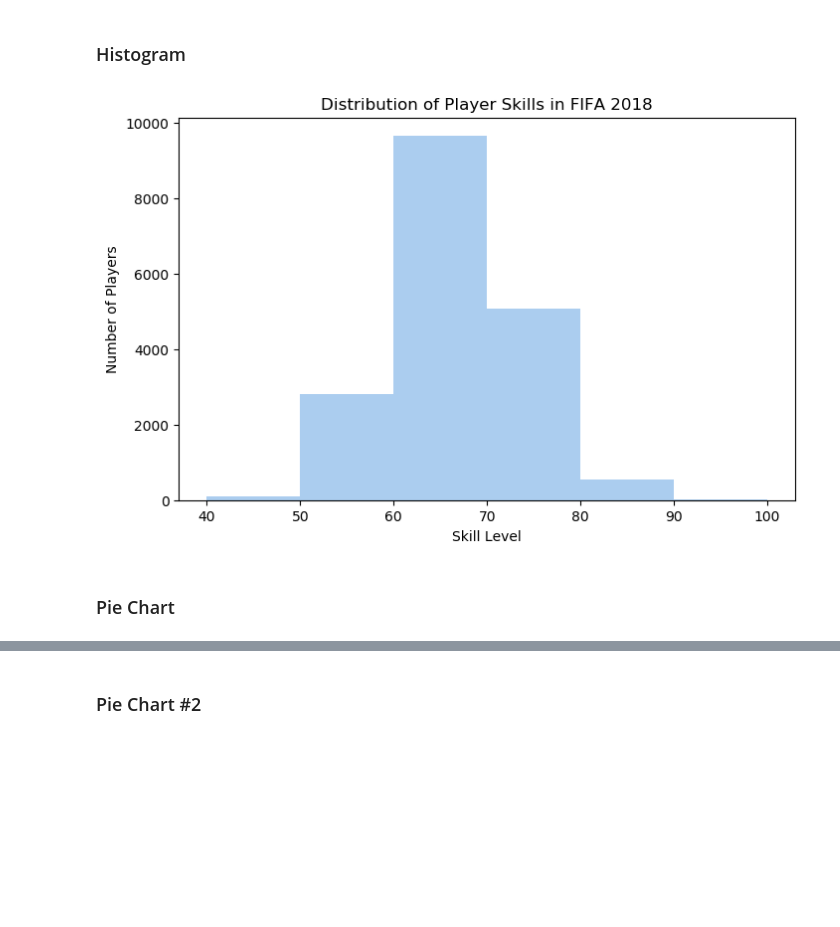
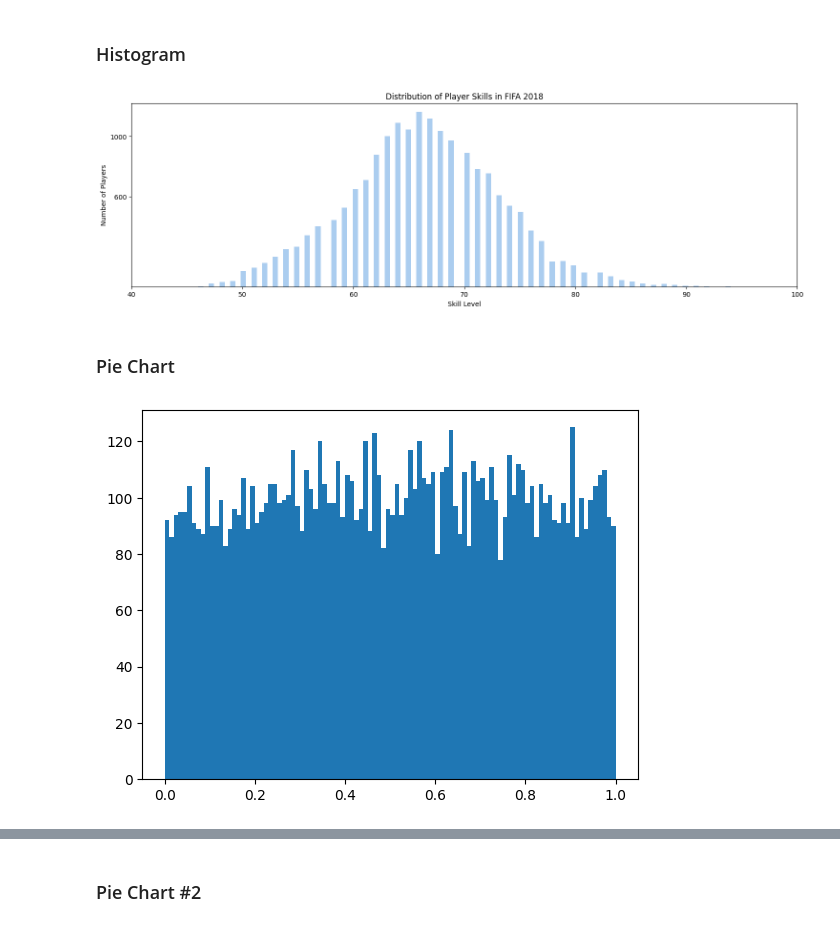
Before and after one commit to abbasmalekpour/AdalegIT, a Jupyter notebook: notebooks/04-Matplotlib/Matplotlib.ipynb, the cells around one changed output, grey strips where cells are left out. Cells and saved outputs as stored; diff of their text form; code cells hidden in the pictures; blank space fills up the shorter version.

```diff
--- a/notebooks/04-Matplotlib/Matplotlib.ipynb
+++ b/notebooks/04-Matplotlib/Matplotlib.ipynb
@@ -126,20 +150,28 @@ fifa.head(5)
 # %%
 bins = [40,50,60,70,80,90,100]
 
-plt.figure(figsize=(8,5))
+plt.figure(figsize=(18,5))
+# display(fifa.Overall.value_counts().sort_values())
 
-plt.hist(fifa.Overall, bins=bins, color='#abcdef')
+plt.hist(fifa.Overall, bins=100 , color='#abcdef')
 
 plt.xticks(bins)
+plt.yticks([600,1000])
+
 
 plt.ylabel('Number of Players')
 plt.xlabel('Skill Level')
 plt.title('Distribution of Player Skills in FIFA 2018')
 
 # plt.savefig('histogram.png', dpi=300)
 
 plt.show()
 # %% [output]
-[figure, old version]
+[figure, new version]
 # %% [markdown]
 ### Pie Chart
+# %%
+randon_number = np.random.random(10000)
+plt.hist(randon_number, bins=100);
+# %% [output]
+[figure, added]
```
Also changed, not shown: parts of 13 cells of this notebook, 1 other file.
